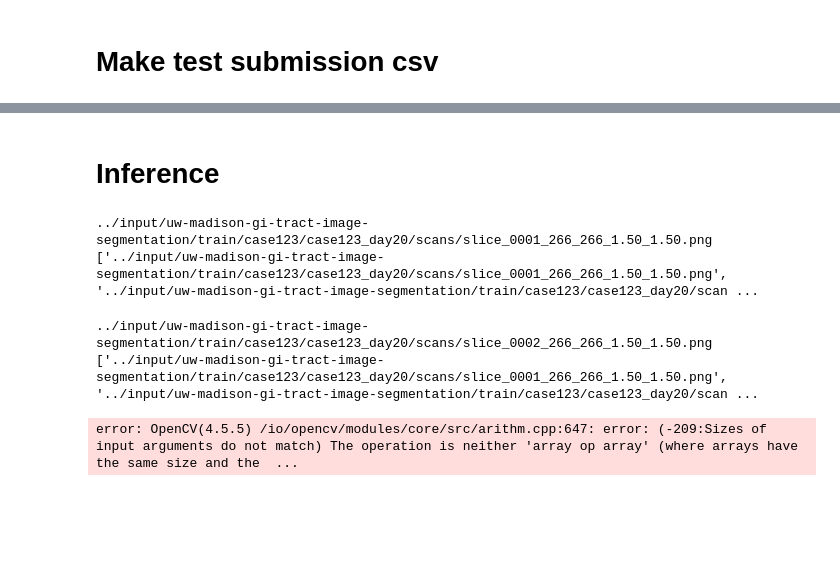
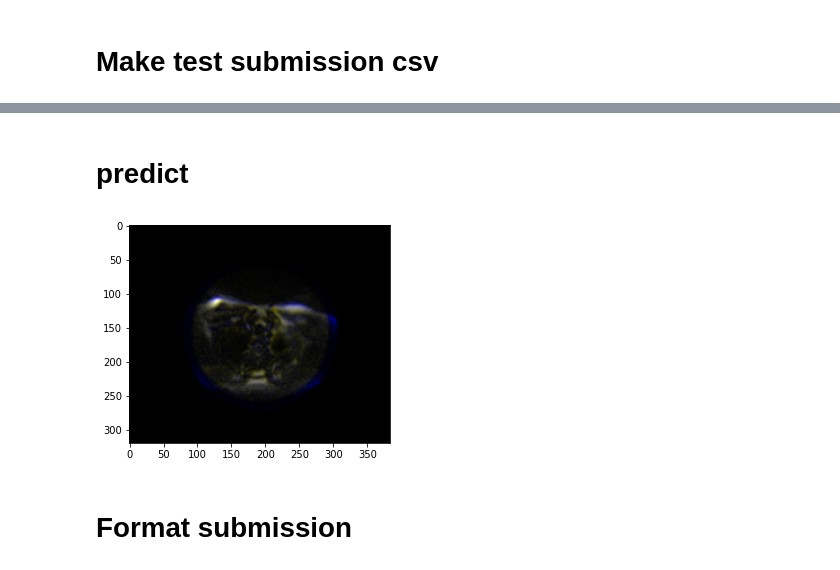
Before and after one commit to zezeze97/kaggle_segmentation, a Jupyter notebook: kaggle_segmentation/submit.ipynb, the cells around one changed output, grey strips where cells are left out. Saved outputs shown, nothing was run; the diff lists cells and outputs as text; code cells hidden in the pictures; blank space fills up the shorter version.

```diff
--- a/kaggle_segmentation/submit.ipynb
+++ b/kaggle_segmentation/submit.ipynb
@@ -154,27 +101,25 @@ AttributeError: 'DataFrame' object has no attribute 'progress_apply'
 # %% [markdown]
-# Inference
+# predict
 # %%
-subs = []
 for day, group in tqdm(sub.groupby("days")):
     for file_name in group.file_name.unique():
-        print(file_name)
+        img = cv2.imread(file_name, cv2.IMREAD_ANYDEPTH)
+        old_size = img.shape[:2]
         s = int(os.path.basename(file_name).split("_")[1])
         file_names = [file_name.replace(f"slice_{s:04d}", f"slice_{s + i:04d}") for i in range(-2, 3)]
         file_names = [_ for _ in file_names if os.path.exists(_)]
-        print(file_names)
-        imgs = load_imgs(file_names)
-        # new_img = new_img.astype(np.float32) / new_img.max()
+        file_names = [file_names[0], file_name, file_names[-1]]
+        imgs, shape0 = load_imgs(file_names)
         res = inference_segmentor(model, imgs)[0]
+        res = cv2.resize(res, old_size[::-1], interpolation = cv2.INTER_NEAREST)
         for j in range(3):
             rle = rle_encode(res[...,j])
             index = fname2index[file_name + classes[j]]
             sub.loc[index, "predicted"] = rle
 # %% [output]
-../input/uw-madison-gi-tract-image-segmentation/train/case123/case123_day20/scans/slice_0001_266_266_1.50_1.50.png
-['../input/uw-madison-gi-tract-image-segmentation/train/case123/case123_day20/scans/slice_0001_266_266_1.50_1.50.png', '../input/uw-madison-gi-tract-image-segmentation/train/case123/case123_day20/scan ...
-../input/uw-madison-gi-tract-image-segmentation/train/case123/case123_day20/scans/slice_0002_266_266_1.50_1.50.png
-['../input/uw-madison-gi-tract-image-segmentation/train/case123/case123_day20/scans/slice_0001_266_266_1.50_1.50.png', '../input/uw-madison-gi-tract-image-segmentation/train/case123/case123_day20/scan ...
-error: OpenCV(4.5.5) /io/opencv/modules/core/src/arithm.cpp:647: error: (-209:Sizes of input arguments do not match) The operation is neither 'array op array' (where arrays have the same size and the  ...
+[figure, added]
+# %% [markdown]
+# Format submission
 # %%
 sub = sub[["id", "class", "predicted"]]
 sub.to_csv("submission.csv", index = False)
```
Also changed, not shown: parts of 8 cells of this notebook, 1 other file.
